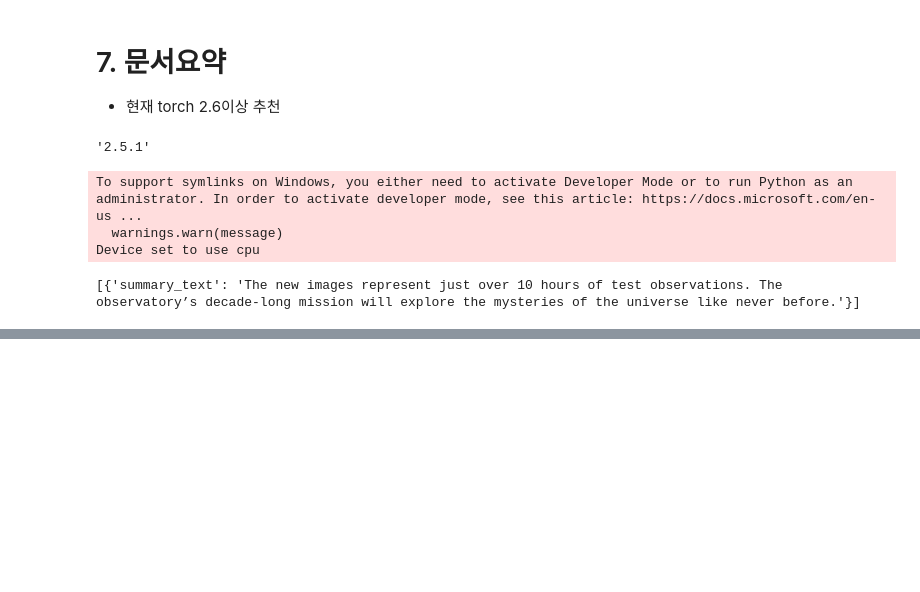
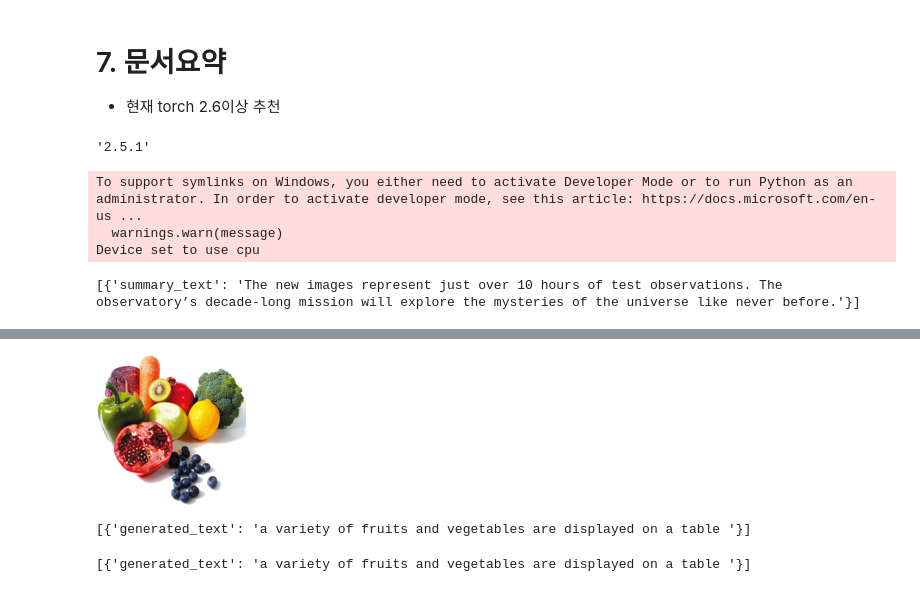
Before and after one commit to SeohuiJeong0420/ai_x, a Jupyter notebook: source/08_LLM/ch1. 허깅페이스.ipynb, the cells around one changed output, grey strips where cells are left out. Drawn from its saved outputs; the diff is of its cells as text; code cells hidden in the pictures; blank space fills up the shorter version.

```diff
--- a/source/08_LLM/ch1. 허깅페이스.ipynb
+++ b/source/08_LLM/ch1. 허깅페이스.ipynb
@@ -261,0 +337,14 @@ summarizer("""The new images represent just over 10 hours of test observations,
+# %%
+#내 pc이미지 설명
+image = Image.open('images/fb.jpg')
+image.resize((150, 150))
+# %% [output]
+[figure, added]
+# %%
+imagetotext("images/fb.jpg", max_new_tokens=300)
+# %% [output]
+[{'generated_text': 'a variety of fruits and vegetables are displayed on a table '}]
+# %%
+imagetotext(image, max_new_tokens=300)
+# %% [output]
+[{'generated_text': 'a variety of fruits and vegetables are displayed on a table '}]
```
Also changed, not shown: parts of 15 cells of this notebook.
